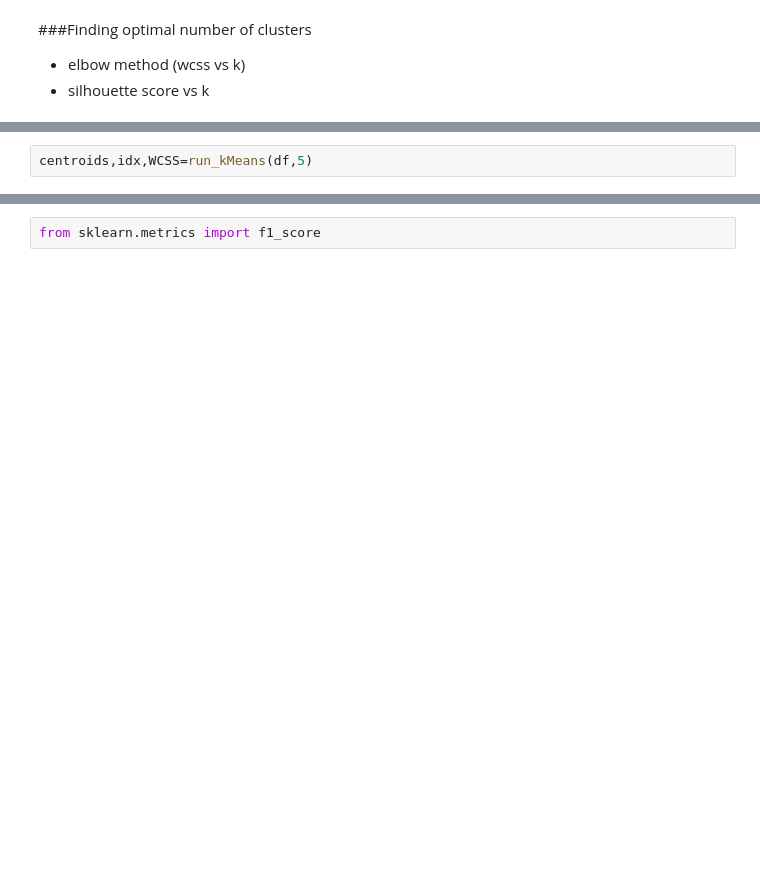
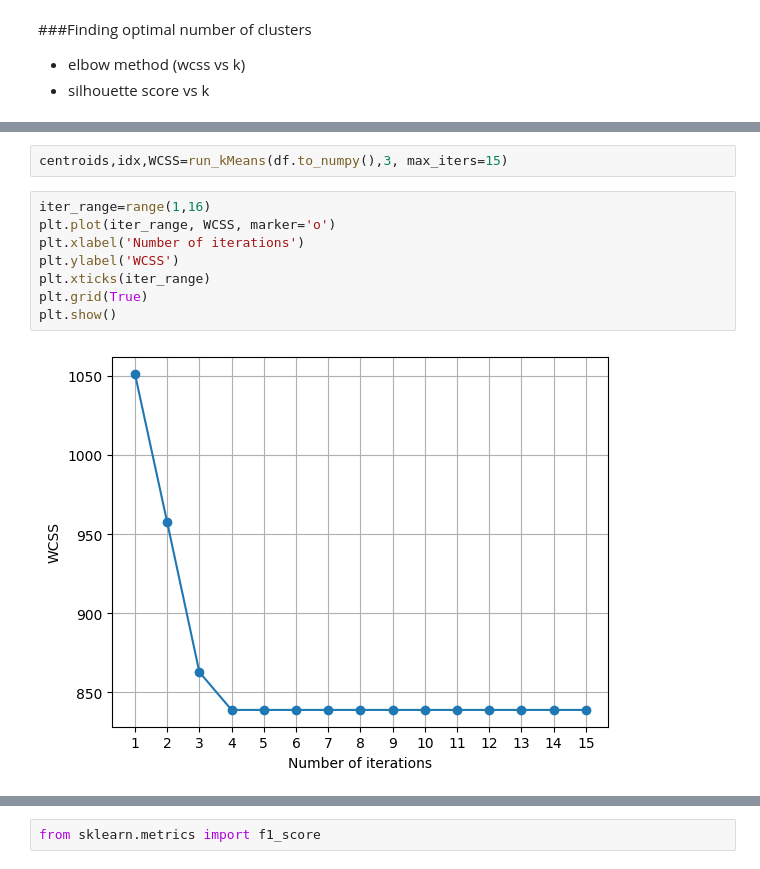
Before and after one commit to hana-4/mrm, a Jupyter notebook: clustering/task10.ipynb, the cells around one changed output, grey strips where cells are left out. Cells and saved outputs as stored; diff of their text form; blank space fills up the shorter version.

```diff
--- a/clustering/task10.ipynb
+++ b/clustering/task10.ipynb
@@ -222,5 +225,15 @@ plt.show()
 # %%
-centroids,idx,WCSS=run_kMeans(df,5)
+centroids,idx,WCSS=run_kMeans(df.to_numpy(),3, max_iters=15)
+# %%
+iter_range=range(1,16)
+plt.plot(iter_range, WCSS, marker='o')
+plt.xlabel('Number of iterations')
+plt.ylabel('WCSS')
+plt.xticks(iter_range)
+plt.grid(True)
+plt.show()
+# %% [output]
+[figure, added]
 # %%
 centroids
 # %% [output]
```
Also changed, not shown: parts of 35 cells of this notebook.
